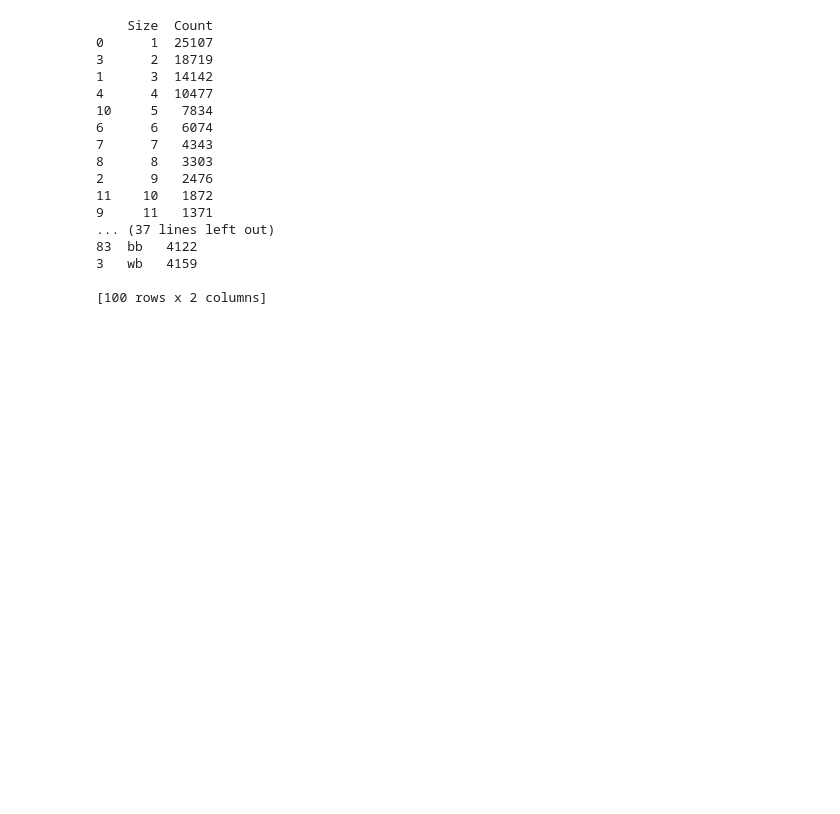
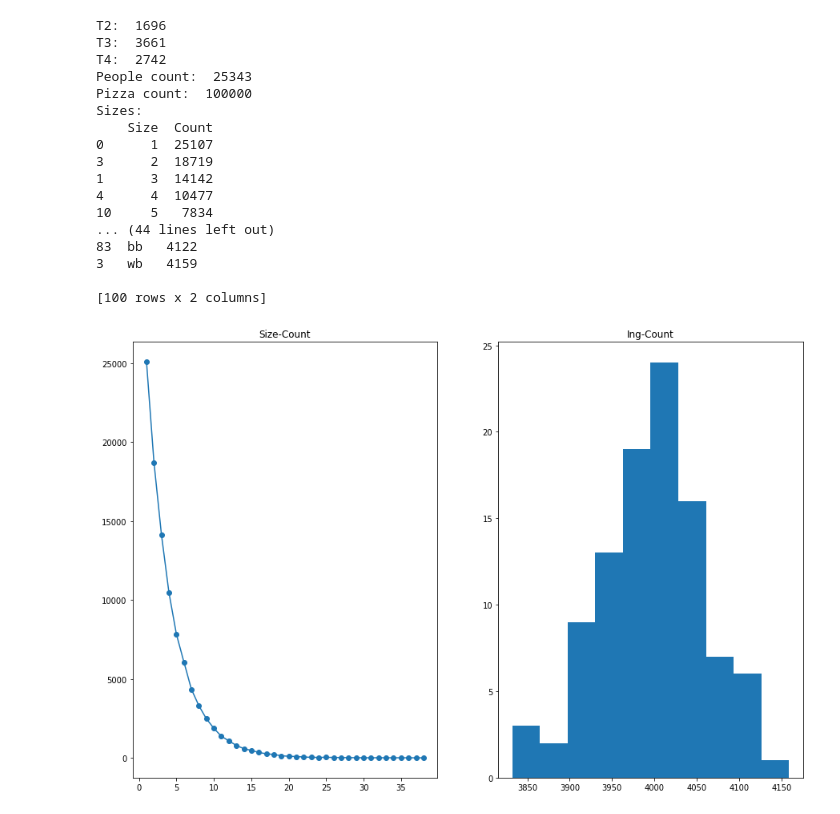
Before and after one commit to Gmacem/Hashcode2021, a Jupyter notebook: Practice/analys/app.ipynb, the cells around one changed output. Saved outputs shown, nothing was run; the diff lists cells and outputs as text; code cells hidden in the pictures; blank space fills up the shorter version.

```diff
--- a/Practice/analys/app.ipynb
+++ b/Practice/analys/app.ipynb
@@ -66,24 +82,24 @@ print(c_testset.ing)
 # %%
 d_testset = TestSet("../tests/d_many_pizzas.in")
-print(d_testset.sizes)
-print(d_testset.ing)
+d_testset.print()
 # %% [output]
+T2:  1696
+T3:  3661
+T4:  2742
+People count:  25343
+Pizza count:  100000
+Sizes:
     Size  Count
 0      1  25107
 3      2  18719
 1      3  14142
 4      4  10477
 10     5   7834
-6      6   6074
-7      7   4343
-8      8   3303
-2      9   2476
-11    10   1872
-9     11   1371
-... (37 lines left out)
+... (44 lines left out)
 83  bb   4122
 3   wb   4159
 
 [100 rows x 2 columns]
+[figure, added]
 # %%
 e_testset = TestSet("../tests/e_many_teams.in")
```
Also changed, not shown: parts of 6 cells of this notebook.
